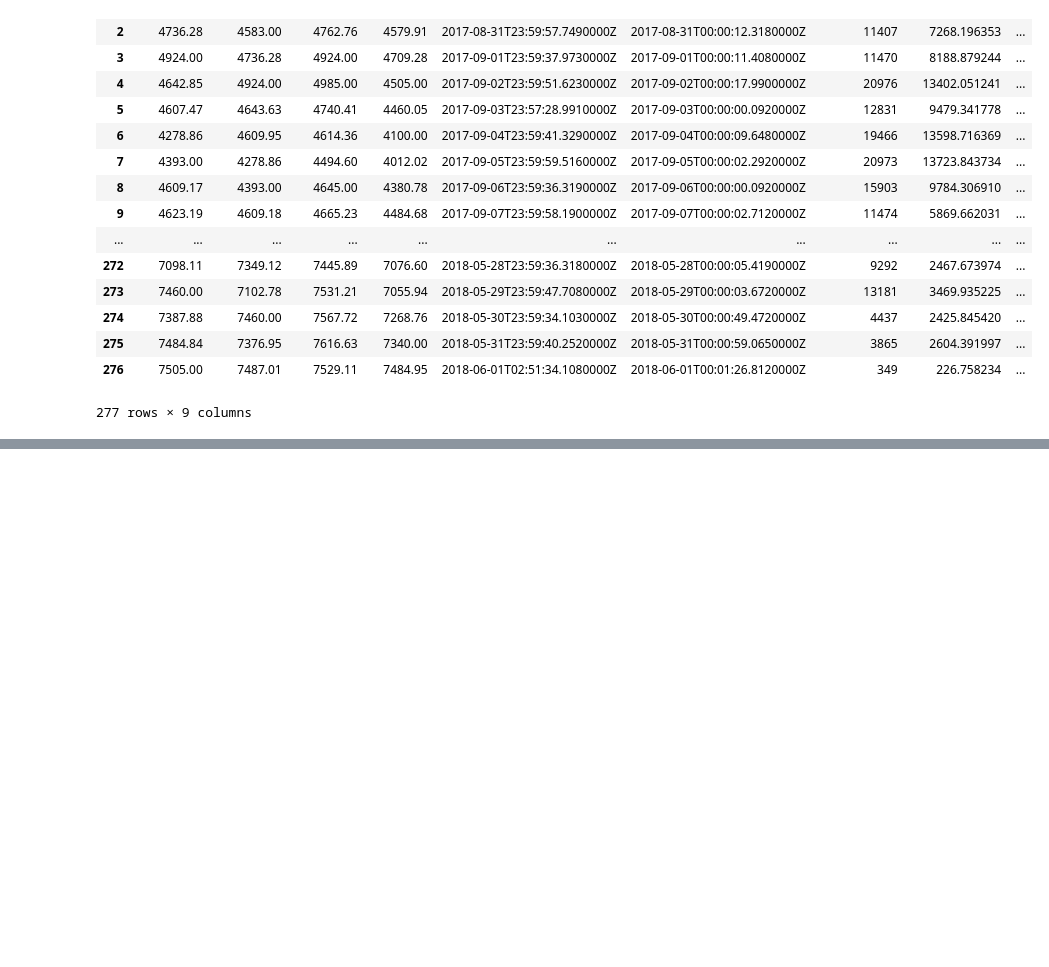
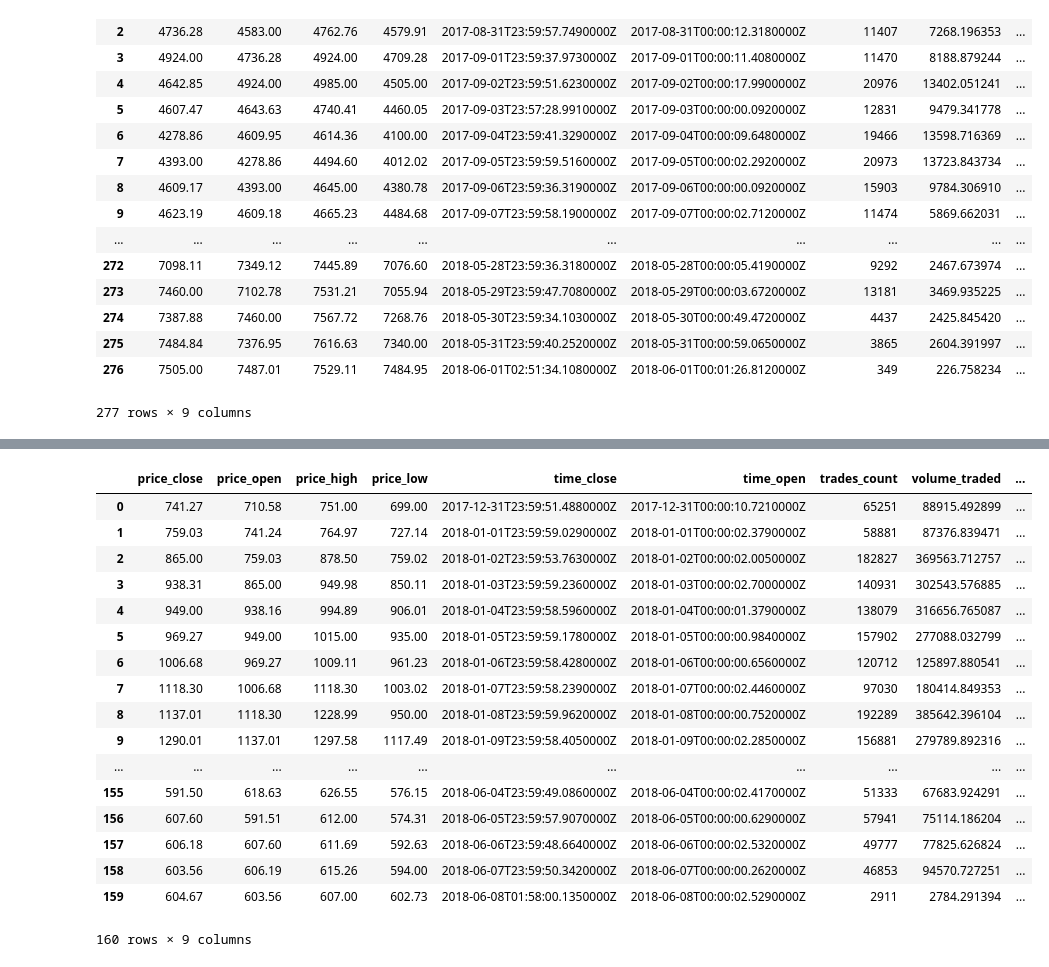
Before and after one commit to MasslessAI/crypto_index, a Jupyter notebook: notebooks/Database_Example.ipynb, the cells around one changed output, grey strips where cells are left out. Drawn from its saved outputs; the diff is of its cells as text; code cells hidden in the pictures; blank space fills up the shorter version.

Commit message:
Add Database I/O functionalities
connect to an amazon RDS database.
datagen now sends to the DB, and user should request data from the internal DB by using get_from_db() method defined in dbutility

```diff
--- a/notebooks/Database_Example.ipynb
+++ b/notebooks/Database_Example.ipynb
@@ -144,0 +171,30 @@ conn.close()
+# %%
+meta = MetaData(engine,reflect=True)
+# %%
+table = meta.tables['ohlcv_COINBASE_SPOT_ETH_USD_1DAY']
+# %%
+select_st = select([table]).where(table.c.key >= '2017-12-31')
+# %%
+import pandas as pd
+df=pd.read_sql(select_st,conn)
+# %%
+df
+# %% [output]
+|  | price_close | price_open | price_high | price_low | time_close | time_open | trades_count | volume_traded | ... |
+| 0 | 741.27 | 710.58 | 751.00 | 699.00 | 2017-12-31T23:59:51.4880000Z | 2017-12-31T00:00:10.7210000Z | 65251 | 88915.492899 | ... |
+| 1 | 759.03 | 741.24 | 764.97 | 727.14 | 2018-01-01T23:59:59.0290000Z | 2018-01-01T00:00:02.3790000Z | 58881 | 87376.839471 | ... |
+| 2 | 865.00 | 759.03 | 878.50 | 759.02 | 2018-01-02T23:59:53.7630000Z | 2018-01-02T00:00:02.0050000Z | 182827 | 369563.712757 | ... |
+| 3 | 938.31 | 865.00 | 949.98 | 850.11 | 2018-01-03T23:59:59.2360000Z | 2018-01-03T00:00:02.7000000Z | 140931 | 302543.576885 | ... |
+| 4 | 949.00 | 938.16 | 994.89 | 906.01 | 2018-01-04T23:59:58.5960000Z | 2018-01-04T00:00:01.3790000Z | 138079 | 316656.765087 | ... |
+| 5 | 969.27 | 949.00 | 1015.00 | 935.00 | 2018-01-05T23:59:59.1780000Z | 2018-01-05T00:00:00.9840000Z | 157902 | 277088.032799 | ... |
+| 6 | 1006.68 | 969.27 | 1009.11 | 961.23 | 2018-01-06T23:59:58.4280000Z | 2018-01-06T00:00:00.6560000Z | 120712 | 125897.880541 | ... |
+| 7 | 1118.30 | 1006.68 | 1118.30 | 1003.02 | 2018-01-07T23:59:58.2390000Z | 2018-01-07T00:00:02.4460000Z | 97030 | 180414.849353 | ... |
+| 8 | 1137.01 | 1118.30 | 1228.99 | 950.00 | 2018-01-08T23:59:59.9620000Z | 2018-01-08T00:00:00.7520000Z | 192289 | 385642.396104 | ... |
+| 9 | 1290.01 | 1137.01 | 1297.58 | 1117.49 | 2018-01-09T23:59:58.4050000Z | 2018-01-09T00:00:02.2850000Z | 156881 | 279789.892316 | ... |
+| ... | ... | ... | ... | ... | ... | ... | ... | ... | ... |
+| 155 | 591.50 | 618.63 | 626.55 | 576.15 | 2018-06-04T23:59:49.0860000Z | 2018-06-04T00:00:02.4170000Z | 51333 | 67683.924291 | ... |
+| 156 | 607.60 | 591.51 | 612.00 | 574.31 | 2018-06-05T23:59:57.9070000Z | 2018-06-05T00:00:00.6290000Z | 57941 | 75114.186204 | ... |
+| 157 | 606.18 | 607.60 | 611.69 | 592.63 | 2018-06-06T23:59:48.6640000Z | 2018-06-06T00:00:02.5320000Z | 49777 | 77825.626824 | ... |
+| 158 | 603.56 | 606.19 | 615.26 | 594.00 | 2018-06-07T23:59:50.3420000Z | 2018-06-07T00:00:00.2620000Z | 46853 | 94570.727251 | ... |
+| 159 | 604.67 | 603.56 | 607.00 | 602.73 | 2018-06-08T01:58:00.1350000Z | 2018-06-08T00:00:02.5290000Z | 2911 | 2784.291394 | ... |
+160 rows × 9 columns
```
Also changed, not shown: parts of 5 cells of this notebook, 6 other files.
